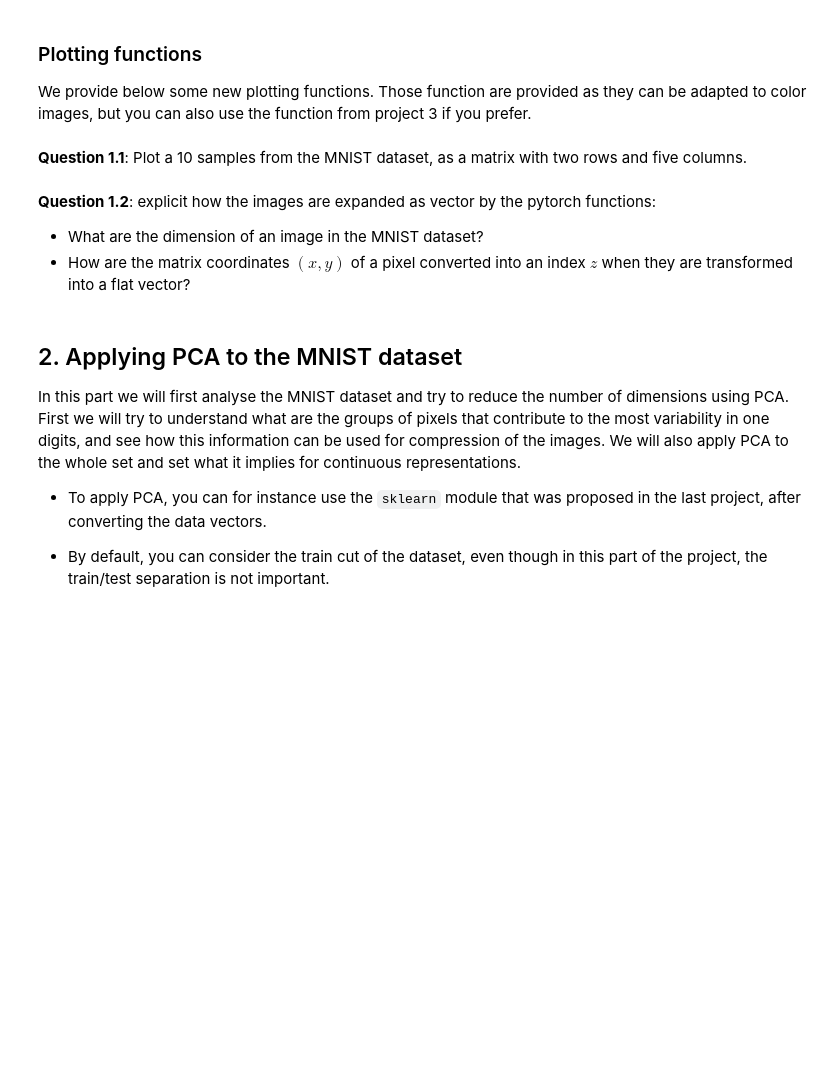
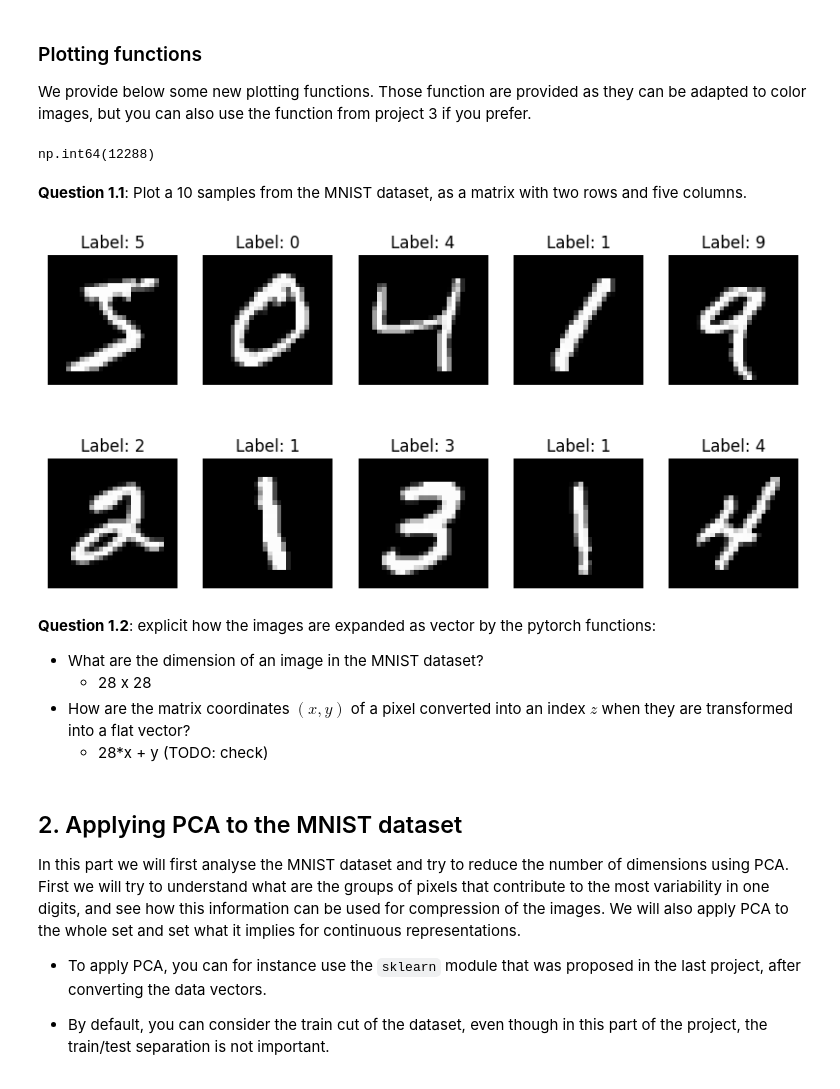
Before and after one commit to Jynns/AppliedPML_GroupA, a Jupyter notebook: PCA/ppca_image_reconstruction_project_final.ipynb, the cells around one changed output. Saved outputs shown, nothing was run; the diff lists cells and outputs as text; code cells hidden in the pictures; blank space fills up the shorter version.

```diff
--- a/PCA/ppca_image_reconstruction_project_final.ipynb
+++ b/PCA/ppca_image_reconstruction_project_final.ipynb
@@ -121,6 +126,10 @@ def samples_to_mosaic_any_size(grid_size, samples, image_shape=(64, 64, 3)):
     for i in range(num_rows):
         rows.append(np.hstack([images[j] for j in range(i * num_cols, (i + 1) * num_cols)]))
     return (np.vstack(rows) * 255).astype(np.uint8)
+# %%
+np.prod([64, 64, 3])
+# %% [output]
+np.int64(12288)
 # %% [markdown]
 
 
@@ -130,7 +137,20 @@ def samples_to_mosaic_any_size(grid_size, samples, image_shape=(64, 64, 3)):
+# %%
+## You code here
+train_dataset.data[:10]
+fig, ax = plt.subplots(ncols=5, nrows=2, figsize=(10, 5))
+for i in range(10):
+    ax[i // 5, i % 5].imshow(train_dataset.data[i], cmap='gray')
+    ax[i // 5, i % 5].set_title(f"Label: {train_dataset.targets[i]}")
+    ax[i // 5, i % 5].axis('off')
+plt.show()
+# %% [output]
+[figure, added]
 # %% [markdown]
 **Question 1.2**: explicit how the images are expanded as vector by the pytorch functions:
  - What are the dimension of an image in the MNIST dataset?
+    - 28 x 28
  - How are the matrix coordinates $(x,y)$ of a pixel converted into an index $z$ when they are transformed into a flat vector?
+    - 28*x + y (TODO: check)
 # %% [markdown]
 ## 2. Applying PCA to the MNIST dataset
 
```
Also changed, not shown: parts of 33 cells of this notebook.
